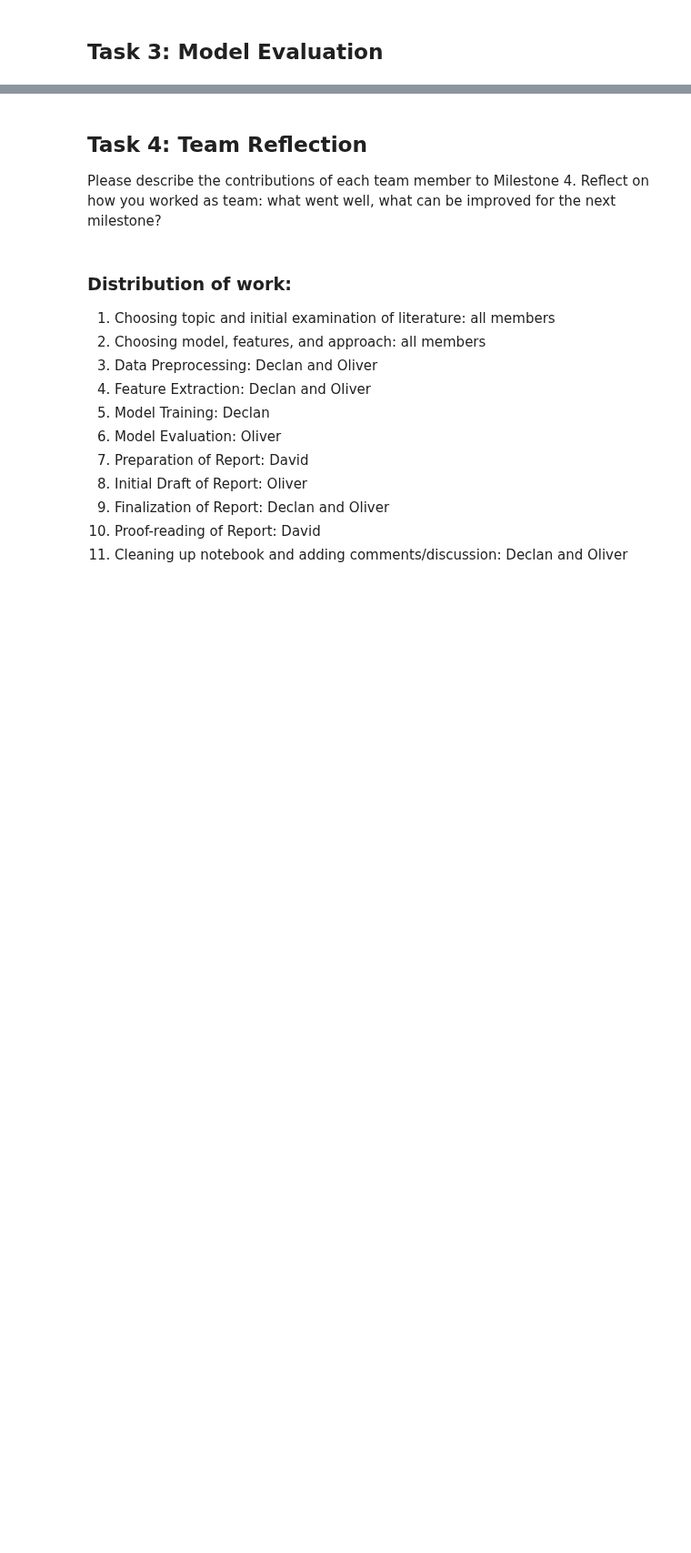
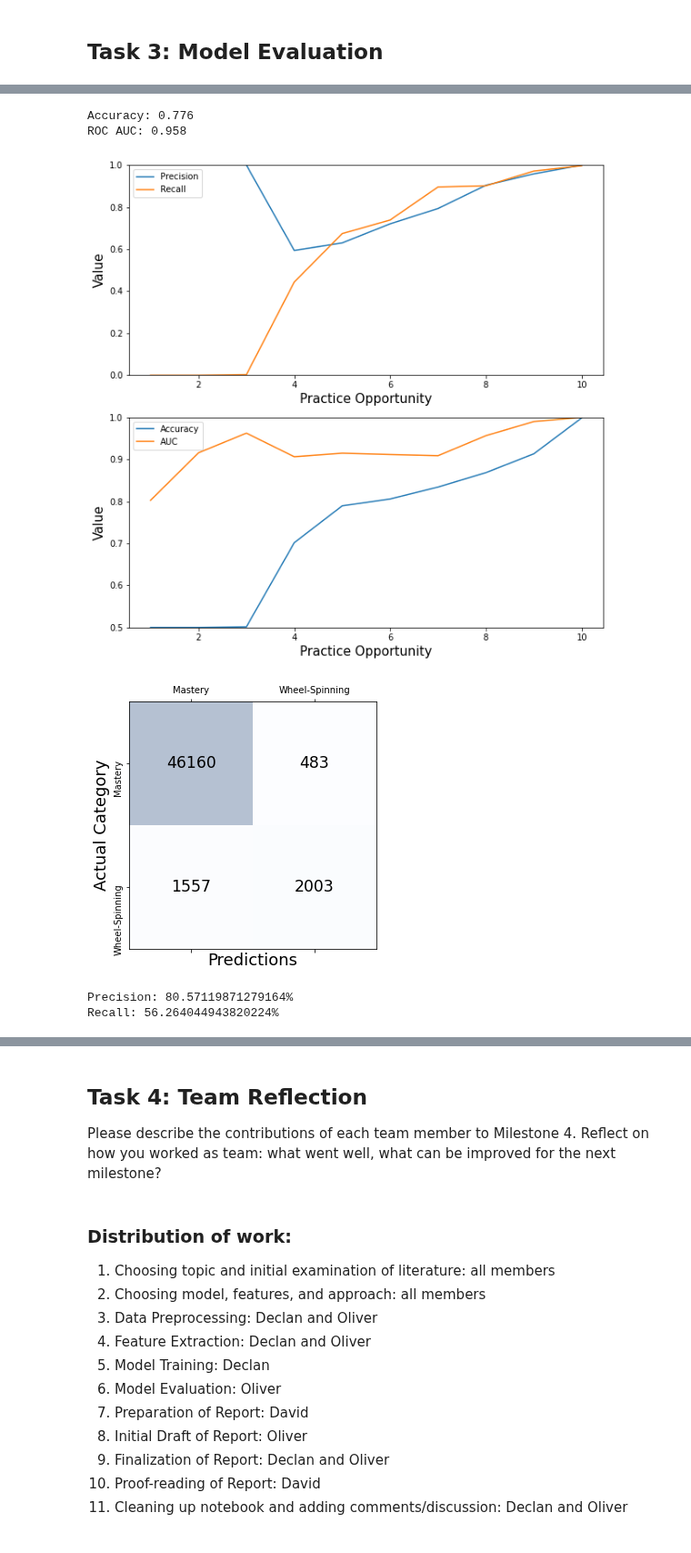
Before and after one commit to odudler/mlbd2023, a Jupyter notebook: m4_calcularis_report.ipynb, the cells around one changed output, grey strips where cells are left out. Shown at 91% size. Saved outputs shown, nothing was run; the diff lists cells and outputs as text; code cells hidden in the pictures; blank space fills up the shorter version.

Commit message:
3 models working

```diff
--- a/m4_calcularis_report.ipynb
+++ b/m4_calcularis_report.ipynb
@@ -715,20 +755,9 @@ def run_kNN(features_to_use):
 # %%
-def calc_results_forest(
-        best_acc_hyperparameters,
-        best_auc_hyperparameters,
+def calc_results(
+        acc_model,
+        auc_model,
         X_train, y_train, X_test, y_test
 ):
-    acc_model = RandomForestClassifier(
-    n_estimators = best_acc_hyperparameters[0],
-    max_depth = best_acc_hyperparameters[1],
-    criterion = FOREST_CRITERION
-    )
-    auc_model = RandomForestClassifier(
-        n_estimators = best_auc_hyperparameters[0],
-        max_depth = best_auc_hyperparameters[1],
-        criterion = FOREST_CRITERION
-    )
-
     acc_results = compute_scores(
     acc_model, X_train, y_train, X_test, y_test
     )
@@ -826,7 +894,8 @@ def plot_prec_recall(best_model):
     best_model.fit(X_train, y_train)
     for i in range(1, PO_CUTOFF + 1):
         limited_validation = dataset[dataset.user_id.isin(test_users)]
-        limited_validation = limited_validation[limited_validation.po == i]
+        limited_validation = limited_validation[limited_validation.po == (i-1)/9]
+
         y_lim_val = limited_validation.is_wheelspinning
         X_lim_val = limited_validation.drop(columns=['user_id', 'is_wheelspinning'])
         y_pred = best_model.predict(X_lim_val)
@@ -904,0 +970,27 @@ Recall: 68.66863905325444%
+# %%
+#Cell for logistic regression training
+#Cell for logistic regression evaluation
+
+results= run(
+    'log_regression',
+    X_train,
+    y_train,
+    X_test,
+    y_test,
+    hyperparameters={},
+    verbose=True
+)
+
+model = LogisticRegression()
+# %% [output]
+Accuracy: 0.776
+ROC AUC: 0.958
+# %%
+plot_prec_recall(model)
+compute_conf_matrix(results)
+compute_conf_matrix_perc(results)
+# %% [output]
+[figure, added]
+[figure, added]
+Precision: 80.57119871279164%
+Recall: 56.264044943820224%
```
Also changed, not shown: parts of 11 cells of this notebook.
